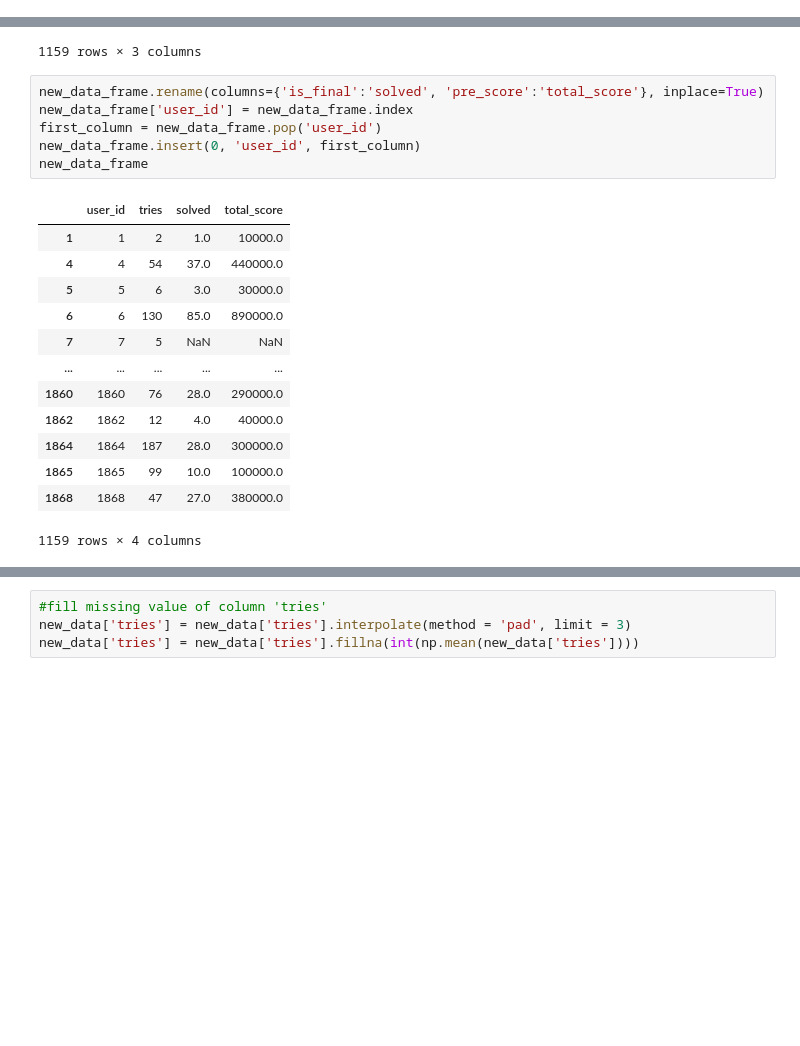
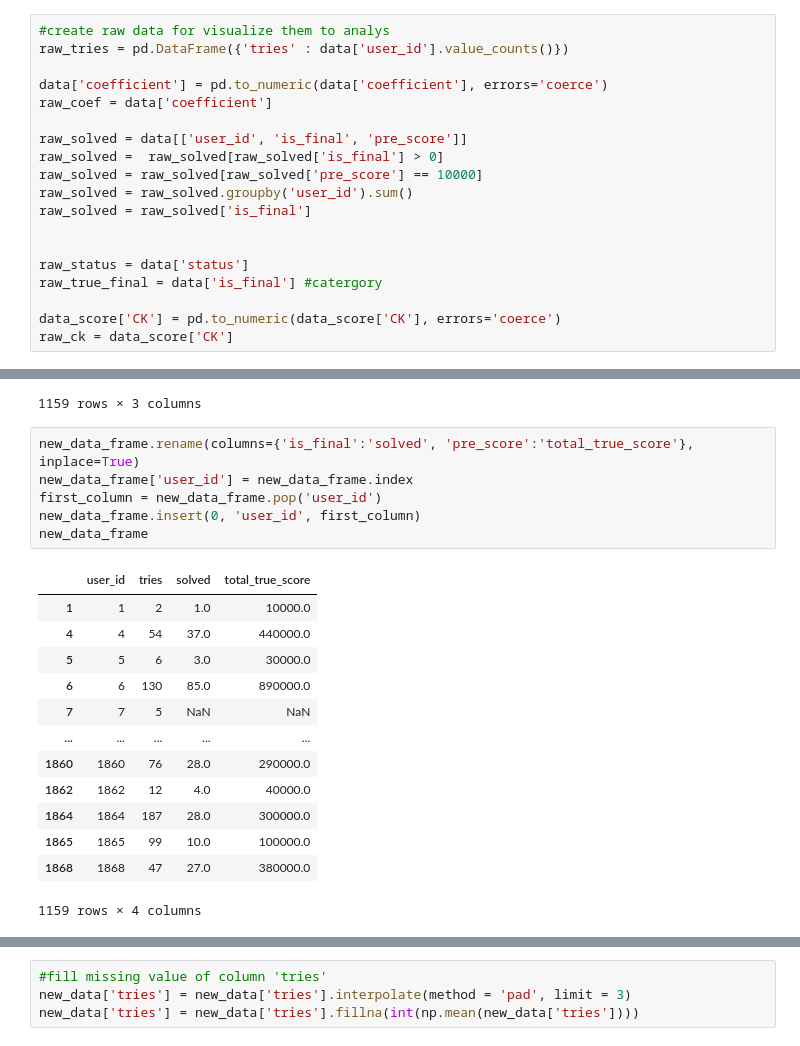
Before and after one commit to lphuong304/CS114.L21, a Jupyter notebook: COLAB_ASSIGNMENTS/COLAB_ASSIGNMENT_17_05/Solution02.ipynb, the cells around one changed output, grey strips where cells are left out. Drawn from its saved outputs; the diff is of its cells as text; blank space fills up the shorter version.

```diff
--- a/COLAB_ASSIGNMENTS/COLAB_ASSIGNMENT_17_05/Solution02.ipynb
+++ b/COLAB_ASSIGNMENTS/COLAB_ASSIGNMENT_17_05/Solution02.ipynb
@@ -76,0 +90,19 @@ memory usage: 24.2+ MB
+# %%
+#create raw data for visualize them to analys
+raw_tries = pd.DataFrame({'tries' : data['user_id'].value_counts()})
+
+data['coefficient'] = pd.to_numeric(data['coefficient'], errors='coerce')
+raw_coef = data['coefficient']
+
+raw_solved = data[['user_id', 'is_final', 'pre_score']]
+raw_solved =  raw_solved[raw_solved['is_final'] > 0]
+raw_solved = raw_solved[raw_solved['pre_score'] == 10000]
+raw_solved = raw_solved.groupby('user_id').sum()
+raw_solved = raw_solved['is_final']
+
+
+raw_status = data['status']
+raw_true_final = data['is_final'] #catergory
+
+data_score['CK'] = pd.to_numeric(data_score['CK'], errors='coerce')
+raw_ck = data_score['CK']
@@ -179,13 +329,13 @@ new_data_frame
 | 1868 | 47 | 27.0 | 380000.0 |
 1159 rows × 3 columns
 # %%
-new_data_frame.rename(columns={'is_final':'solved', 'pre_score':'total_score'}, inplace=True)
+new_data_frame.rename(columns={'is_final':'solved', 'pre_score':'total_true_score'}, inplace=True)
 new_data_frame['user_id'] = new_data_frame.index
 first_column = new_data_frame.pop('user_id')
 new_data_frame.insert(0, 'user_id', first_column)
 new_data_frame
 # %% [output]
-|  | user_id | tries | solved | total_score |
+|  | user_id | tries | solved | total_true_score |
 | 1 | 1 | 2 | 1.0 | 10000.0 |
 | 4 | 4 | 54 | 37.0 | 440000.0 |
 | 5 | 5 | 6 | 3.0 | 30000.0 |
```
Also changed, not shown: parts of 30 cells of this notebook.
